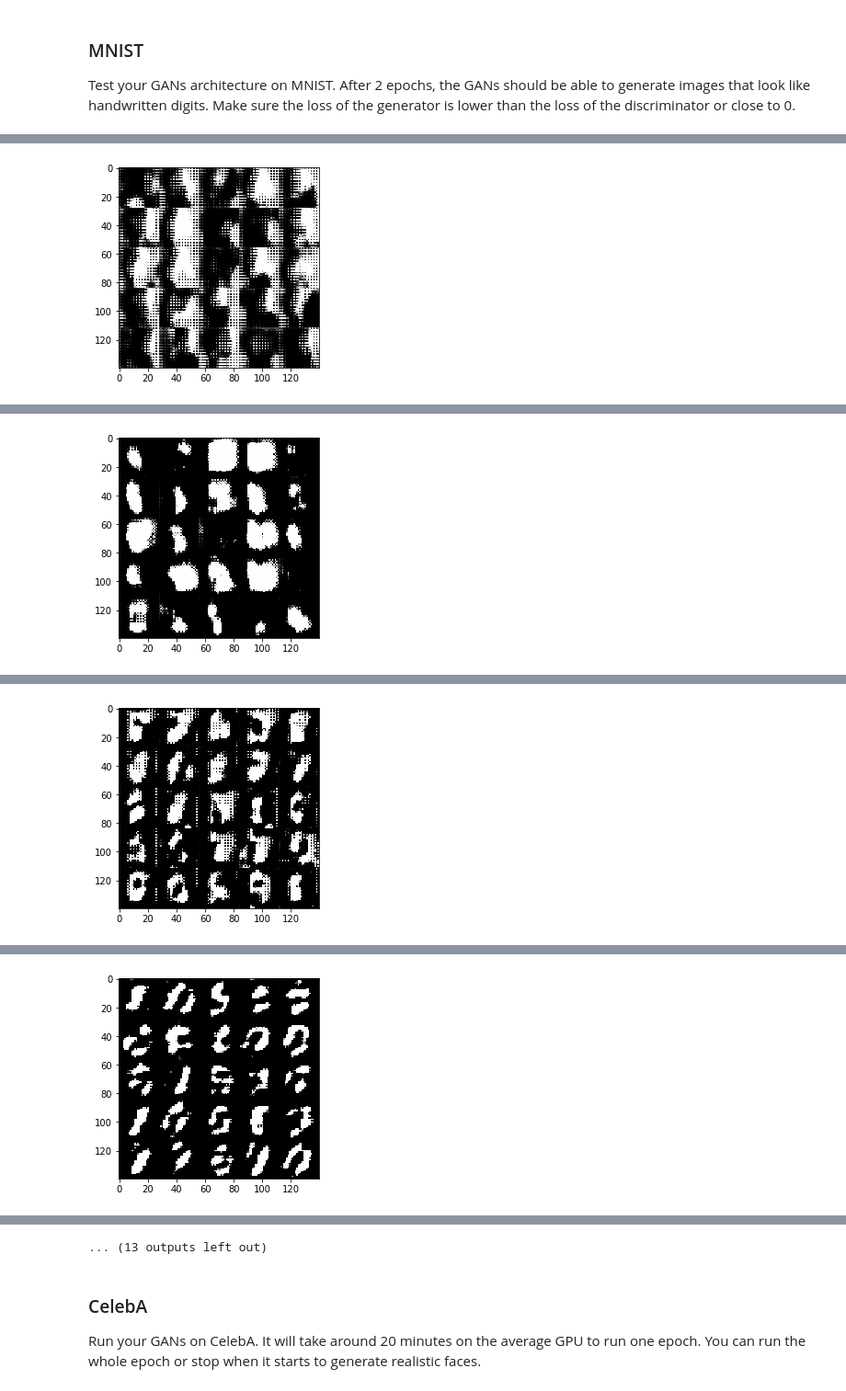
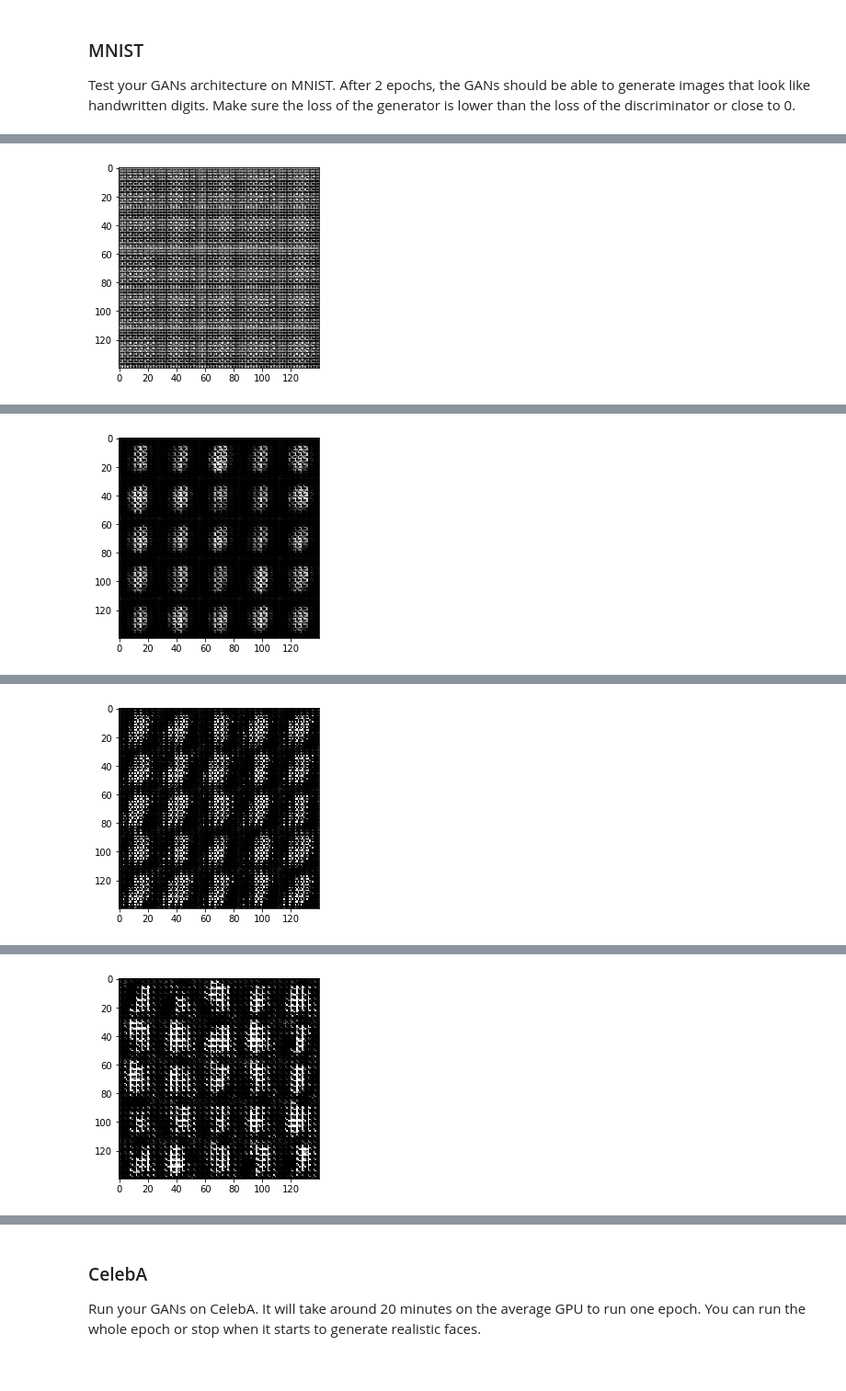
Before and after one commit to mangeshw/face-generation, a Jupyter notebook: dlnd_face_generation.ipynb, the cells around one changed output, grey strips where cells are left out. Shown at 92% size. Cells and saved outputs as stored; diff of their text form; code cells hidden in the pictures.

Commit message:
model trained

```diff
--- a/dlnd_face_generation.ipynb
+++ b/dlnd_face_generation.ipynb
@@ -150,14 +151,16 @@ def discriminator(images, reuse=False):
     with tf.variable_scope('discriminator', reuse=reuse):
         #print('images shape: ' + str(images.get_shape()))
         x1 = tf.layers.conv2d(images, 64, 5, strides=2, padding='same')
+        x1 = tf.maximum(0.1 * x1, x1)
 
         x2 = tf.layers.conv2d(x1, 128, 5, strides=2, padding='same')
         bn2 = tf.layers.batch_normalization(x2, training=True)
+        relu2 = tf.maximum(0.1 * bn2, bn2)
 
         #x3 = tf.layers.conv2d(bn2, 256, 5, strides=2, padding='same')
         #bn3 = tf.layers.batch_normalization(x3, training=True)
 
-        flat = tf.reshape(bn2, (-1, 7*7*128))
+        flat = tf.reshape(relu2, (-1, 7*7*128))
         logits = tf.layers.dense(flat, 1)
         out = tf.sigmoid(logits)
         #print('out shape: ' + str(out.get_shape()))
@@ -192,10 +195,12 @@ def generator(z, out_channel_dim, is_train=True):
 
         x1 = tf.reshape(x1, (-1, 7, 7, 512))
         x1 = tf.layers.batch_normalization(x1, training=is_train)
+        x1 = tf.maximum(0.1 * x1, x1)
         #print('x1 after batch norm shape: ' + str(x1.get_shape()))
 
         x2 = tf.layers.conv2d_transpose(x1, 256, 5, strides=2, padding='same')
         x2 = tf.layers.batch_normalization(x2, training=is_train)
+        x2 = tf.maximum(0.1 * x2, x2)
         #print('x2 shape: ' + str(x2.get_shape()))
 
         #x3 = tf.layers.conv2d_transpose(x2, 128, 5, strides=2, padding='same')
@@ -341,6 +346,7 @@ def train(epoch_count, batch_size, z_dim, learning_rate, beta1, get_batches, dat
     :param data_image_mode: The image mode to use for images ("RGB" or "L")
     """
     # TODO: Build Model
+    #saver = tf.train.Saver()
     print_every=10
     show_every=100
     if(data_image_mode == 'RGB'):
@@ -386,7 +392,8 @@ def train(epoch_count, batch_size, z_dim, learning_rate, beta1, get_batches, dat
 
                     print("Epoch {}/{}...".format(epoch_i+1, epochs),
                       "Discriminator Loss: {:.4f}...".format(train_loss_d),
-                      "Generator Loss: {:.4f}".format(train_loss_g))
+                      "Generator Loss: {:.4f}".format(train_loss_g),
+                         "Batch {}/{}...".format(steps, batch_size))
                     # Save losses to view after training
                     losses.append((train_loss_d, train_loss_g))
 
@@ -397,8 +404,8 @@ def train(epoch_count, batch_size, z_dim, learning_rate, beta1, get_batches, dat
                     #_ = view_samples(-1, samples, 6, 12, figsize=figsize)
                     #plt.show()
 
+        saver = tf.train.Saver()
         saver.save(sess, './checkpoints/generator.ckpt')
-
     with open('samples.pkl', 'wb') as f:
         pkl.dump(samples, f)
 
@@ -407,9 +414,9 @@ def train(epoch_count, batch_size, z_dim, learning_rate, beta1, get_batches, dat
 ### MNIST
 Test your GANs architecture on MNIST.  After 2 epochs, the GANs should be able to generate images that look like handwritten digits.  Make sure the loss of the generator is lower than the loss of the discriminator or close to 0.
 # %%
-batch_size = 100
-z_dim = 64
-learning_rate = 0.001
+batch_size = 256
+z_dim = 128
+learning_rate = 0.0001
 beta1 = 0.9
 
 
@@ -436 +443 @@ Epoch 1/2... Discriminator Loss: 0.0131... Generator Loss: 9.2274
-[figure, old version]
+[figure, new version]
@@ -447 +454 @@ Epoch 1/2... Discriminator Loss: 0.0929... Generator Loss: 6.1076
-[figure, old version]
+[figure, new version]
@@ -458 +465 @@ Epoch 1/2... Discriminator Loss: 0.5934... Generator Loss: 2.0369
-[figure, old version]
+[figure, new version]
@@ -469 +476 @@ Epoch 1/2... Discriminator Loss: 0.4144... Generator Loss: 3.4220
-[figure, old version]
+[figure, new version]
@@ -492,4 +484,3 @@ Epoch 1/2... Discriminator Loss: 2.1546... Generator Loss: 1.3439
-... (13 outputs left out)
 # %% [markdown]
 ### CelebA
 Run your GANs on CelebA.  It will take around 20 minutes on the average GPU to run one epoch.  You can run the whole epoch or stop when it starts to generate realistic faces.
```
Also changed, not shown: parts of 2 cells of this notebook, 1 other file.
